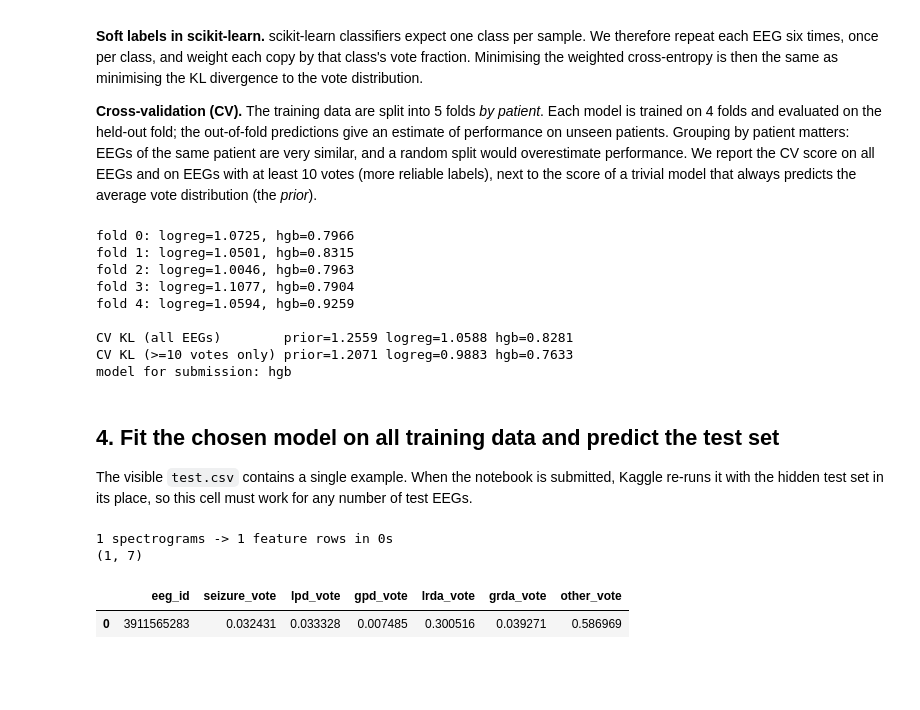
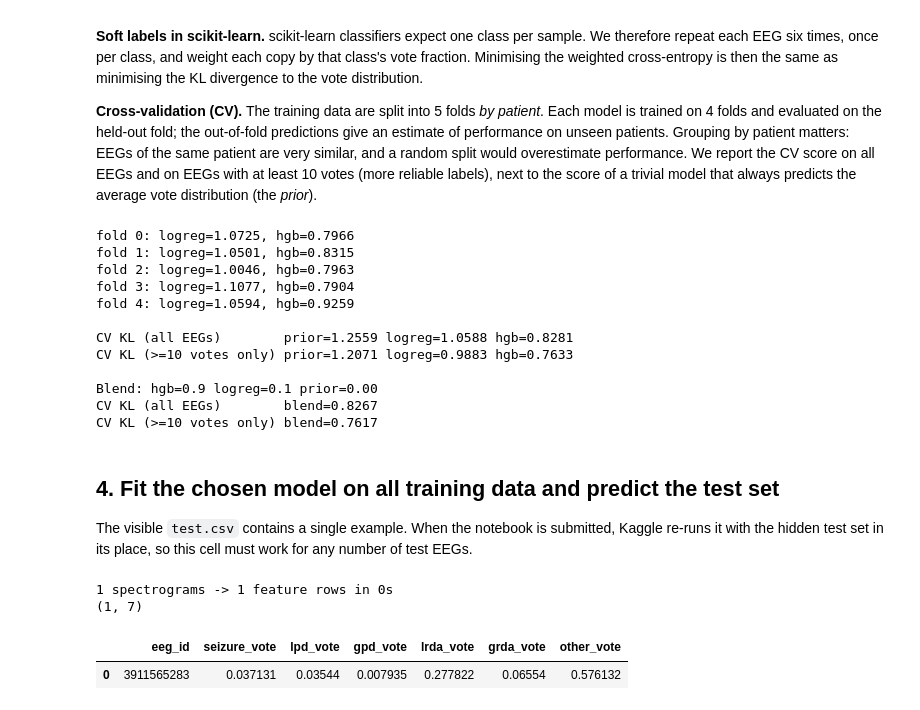
Before and after one commit to AJ112026/time_seires_challenge, a Jupyter notebook: notebook9e552f831e.ipynb, the cells around one changed output. Drawn from its saved outputs; the diff is of its cells as text; code cells hidden in the pictures; blank space fills up the shorter version.

```diff
--- a/notebook9e552f831e.ipynb
+++ b/notebook9e552f831e.ipynb
@@ -238,22 +238,18 @@ def kl_score(y_true, y_pred, eps=1e-15):
     return np.mean(np.sum(np.where(t > 0, t * np.log(np.where(t > 0, t, 1) / p), 0), axis=1))
 
 
-def expand(X, Y,w=None):
-    """Turn soft labels into weighted hard labels.
-
-    Each sample is repeated once per class (label = class index, weight = vote fraction);
-    copies with zero weight are dropped.
-    """
+def expand(X, Y, w=None):
+    """Soft labels -> gewogen harde labels. Elke EEG wordt per klasse herhaald.
+    Gewicht = stemfractie (x betrouwbaarheid van de EEG als w gegeven is)."""
     n, k = Y.shape
     Xr = np.repeat(X, k, axis=0)
     yr = np.tile(np.arange(k), n)
-    wr = Y.reshape(-1) if w is None else (Y * w[:, None]).reshape(-1)   # <- aangepast in versie 3, met gewicht
+    wr = Y.reshape(-1) if w is None else (Y * w[:, None]).reshape(-1) # <- aangepast in versie 3, met gewicht
     #geven aan kopie, nu wordt er rekeninggehouden met de betrouwbaarheid (#stemmen) van de EEG
     keep = wr > 0
     return Xr[keep], yr[keep], wr[keep]
 
 
-# The two candidate models. Logistic regression needs standardised features; gradient boosting does not.
 MODELS = {
     "logreg": lambda: make_pipeline(StandardScaler(), LogisticRegression(C=0.1, max_iter=2000)),
     "hgb": lambda: HistGradientBoostingClassifier(learning_rate=0.05, max_iter=300,
@@ -262,38 +258,49 @@ MODELS = {
 }
 
 
-def fit(name, X, Y,w=None):
-    """Fit model `name` on features X and soft labels Y (rows are vote distributions)."""
-    Xe, ye, we = expand(X, Y,w)
+def fit(name, X, Y, w=None):
+    """Train model `name` op features X, soft labels Y en (optioneel) gewicht per EEG w."""
+    Xe, ye, we = expand(X, Y, w)
     m = MODELS[name]()
-    if name == "logreg":   # in a Pipeline the weight must be routed to the final step
+    if name == "logreg":   # in een Pipeline moet het gewicht naar de laatste stap
         m.fit(Xe, ye, logisticregression__sample_weight=we)
     else:
         m.fit(Xe, ye, sample_weight=we)
     return m
 
 
+def blend(p_hgb, p_lr, pri, a, b):
+    """Hybride voorspelling: a = gewicht hgb (rest naar logreg), b = aandeel prior."""
+    return (1 - b) * (a * p_hgb + (1 - a) * p_lr) + b * pri #aangepast in versie 4
+
+
 X = np.nan_to_num(df[FEATS].to_numpy(dtype=np.float32), nan=0.0, posinf=0.0, neginf=0.0)
 Y = df[CLASSES].to_numpy()
 groups = df["patient_id"].to_numpy()
-prior = np.tile(Y.mean(axis=0), (len(Y), 1))   # trivial reference: always predict the mean distribution
-hi = df["num_votes"].to_numpy() >= 10 # EEGs with at least 10 expert votes
-W = np.minimum(df["num_votes"].to_numpy(), 10) / 10      # NIEUW: gewicht per EEG
+prior = np.tile(Y.mean(axis=0), (len(Y), 1))            # dom referentiemodel: altijd de gemiddelde verdeling
+hi = df["num_votes"].to_numpy() >= 10                    # EEG's met 10+ stemmen (voor de 2de score-regel)
+W = np.minimum(df["num_votes"].to_numpy(), 10) / 10      # gewicht per EEG: 1 stem -> 0.1, 10+ stemmen -> 1
 
 if RUN_CV:
-    oof = {name: np.zeros_like(Y) for name in MODELS}   # out-of-fold predictions per model
+    oof = {name: np.zeros_like(Y) for name in MODELS}    # out-of-fold voorspellingen per model
     for fold, (tr, va) in enumerate(GroupKFold(n_splits=N_FOLDS).split(X, Y, groups)):
         for name in MODELS:
-            oof[name][va] = fit(name, X[tr], Y[tr], W[tr]).predict_proba(X[va])   # <- W[tr] toegevoegd
+            oof[name][va] = fit(name, X[tr], Y[tr], W[tr]).predict_proba(X[va])
         print(f"fold {fold}: " + ", ".join(f"{n}={kl_score(Y[va], oof[n][va]):.4f}" for n in MODELS))
     print(f"\nCV KL (all EEGs)        prior={kl_score(Y, prior):.4f} " +
           " ".join(f"{n}={kl_score(Y, oof[n]):.4f}" for n in MODELS))
     print(f"CV KL (>=10 votes only) prior={kl_score(Y[hi], prior[hi]):.4f} " +
           " ".join(f"{n}={kl_score(Y[hi], oof[n][hi]):.4f}" for n in MODELS))
-    BEST = min(MODELS, key=lambda n: kl_score(Y, oof[n]))   # lower KL is better
+
+    # Hybride model: zoek de beste mix van hgb, logreg en prior op de EEG's met 10+ stemmen.
+    grid = [(a, b) for a in np.linspace(0, 1, 11) for b in [0, 0.05, 0.1, 0.15, 0.2]]
+    A, B = min(grid, key=lambda ab: kl_score(Y[hi], blend(oof["hgb"][hi], oof["logreg"][hi], prior[hi], *ab)))
+    oof_blend = blend(oof["hgb"], oof["logreg"], prior, A, B)
+    print(f"\nBlend: hgb={A:.1f} logreg={1 - A:.1f} prior={B:.2f}")
+    print(f"CV KL (all EEGs)        blend={kl_score(Y, oof_blend):.4f}")
+    print(f"CV KL (>=10 votes only) blend={kl_score(Y[hi], oof_blend[hi]):.4f}")
 else:
-    BEST = "hgb"   # default when CV is skipped
-print("model for submission:", BEST)
+    A, B = 1.0, 0.0   # zonder CV: gewoon 100 % hgb
 # %% [output]
 fold 0: logreg=1.0725, hgb=0.7966
 fold 1: logreg=1.0501, hgb=0.8315
@@ -303,7 +310,10 @@ fold 4: logreg=1.0594, hgb=0.9259
 
 CV KL (all EEGs)        prior=1.2559 logreg=1.0588 hgb=0.8281
 CV KL (>=10 votes only) prior=1.2071 logreg=0.9883 hgb=0.7633
-model for submission: hgb
+
+Blend: hgb=0.9 logreg=0.1 prior=0.00
+CV KL (all EEGs)        blend=0.8267
+CV KL (>=10 votes only) blend=0.7617
 # %% [markdown]
 ## 4. Fit the chosen model on all training data and predict the test set
 
@@ -314,24 +324,26 @@ with the hidden test set in its place, so this cell must work for any number of
 #CV KL (>=10 votes only) prior=1.1824 logreg=1.0786 hgb=0.9780
 #model for submission: hgb
 # %%
-final = fit(BEST, X, Y,W)
-
 test = pd.read_csv(f"{DATA}/test.csv")
 T_df = build_features(test, f"{DATA}/test_spectrograms", is_test=True)
-T_df = test[["eeg_id"]].merge(T_df, on="eeg_id", how="left")   # keep the order of test.csv
+T_df = test[["eeg_id"]].merge(T_df, on="eeg_id", how="left")   # volgorde van test.csv behouden
 XT = np.nan_to_num(T_df[FEATS].to_numpy(dtype=np.float32), nan=0.0, posinf=0.0, neginf=0.0)
 
-# Submission format: eeg_id plus one predicted probability per class (each row sums to 1).
+# Beide modellen trainen op alle data (met gewicht) en mengen met dezelfde A en B als in de CV.
+p_hgb = fit("hgb", X, Y, W).predict_proba(XT)
+p_lr = fit("logreg", X, Y, W).predict_proba(XT)
+pri_T = np.tile(Y.mean(axis=0), (len(XT), 1))
+
 sub = pd.DataFrame({"eeg_id": T_df["eeg_id"]})
-sub[CLASSES] = final.predict_proba(XT)
+sub[CLASSES] = blend(p_hgb, p_lr, pri_T, A, B)
 sub.to_csv("submission.csv", index=False)
 print(sub.shape)
 sub.head()
 # %% [output]
 1 spectrograms -> 1 feature rows in 0s
 (1, 7)
 |  | eeg_id | seizure_vote | lpd_vote | gpd_vote | lrda_vote | grda_vote | other_vote |
-| 0 | 3911565283 | 0.032431 | 0.033328 | 0.007485 | 0.300516 | 0.039271 | 0.586969 |
+| 0 | 3911565283 | 0.037131 | 0.03544 | 0.007935 | 0.277822 | 0.06554 | 0.576132 |
 # %%
 #EERSTE AANPASSING
 #Na de aanpassing van focussen op het 50s venster krijg ik dit: CV KL (all EEGs)        prior=1.2450 logreg=1.1339 hgb=1.0013
```
Also changed, not shown: parts of 2 cells of this notebook.
